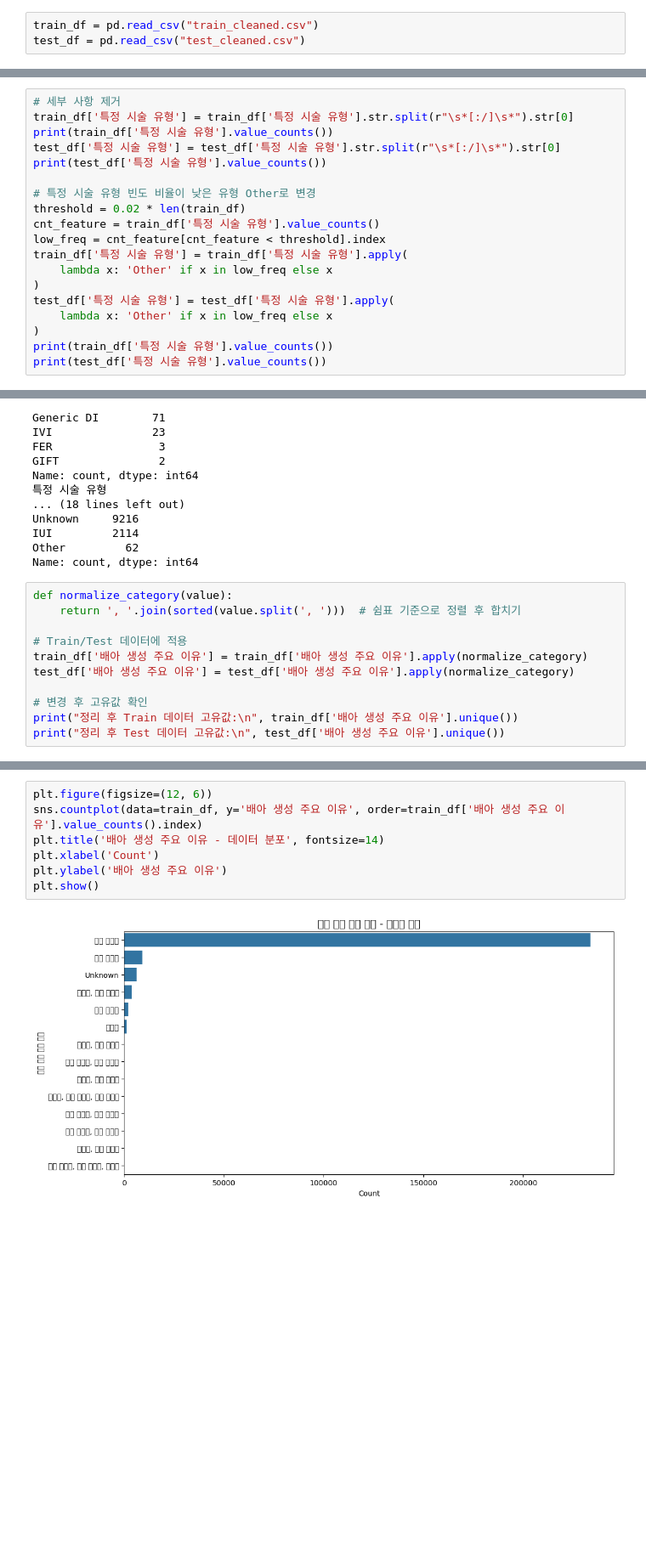
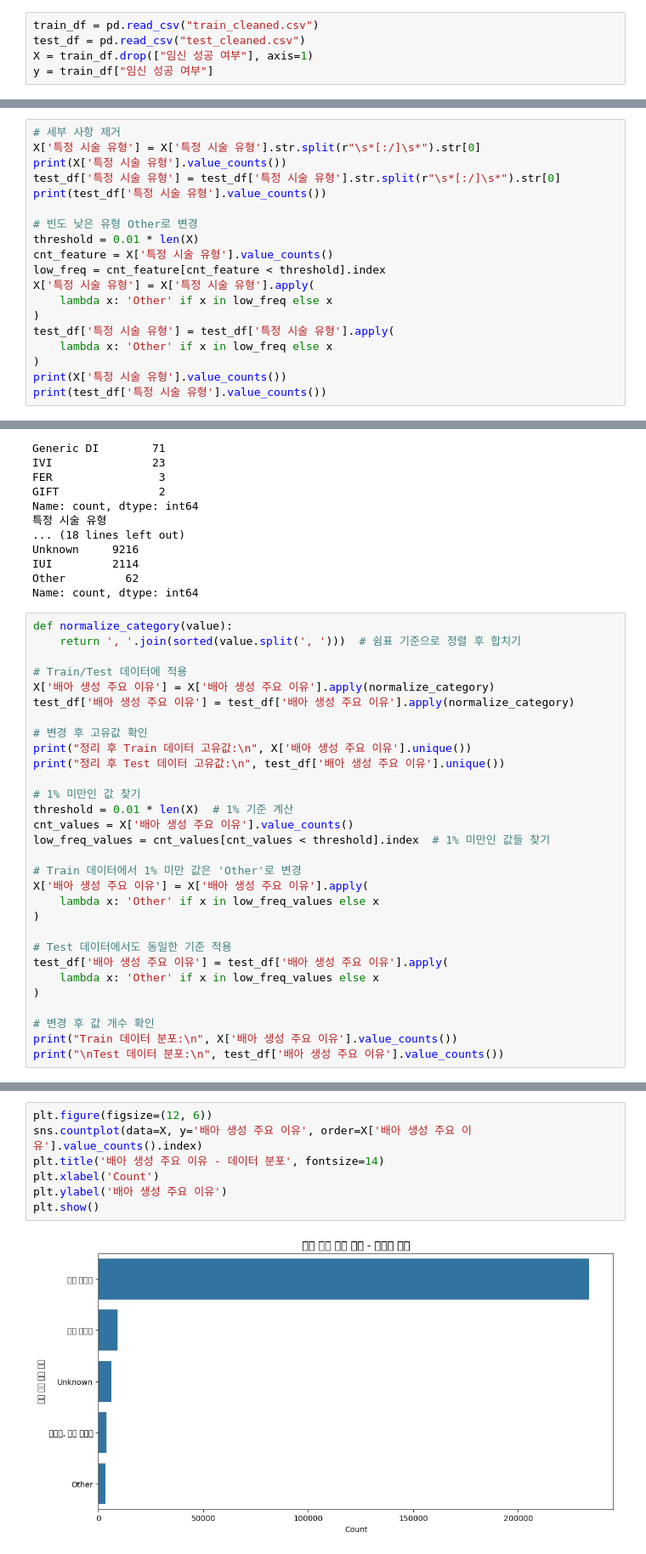
Before and after one commit to helloNarehase/LG_Aimers_2025, a Jupyter notebook: data_preprocess/outlier.ipynb, the cells around one changed output, grey strips where cells are left out. Shown at 85% size. Drawn from its saved outputs; the diff is of its cells as text; blank space fills up the shorter version.

```diff
--- a/data_preprocess/outlier.ipynb
+++ b/data_preprocess/outlier.ipynb
@@ -9,4 +9,6 @@ from sklearn.preprocessing import OrdinalEncoder, StandardScaler
 # %%
 train_df = pd.read_csv("train_cleaned.csv")
 test_df = pd.read_csv("test_cleaned.csv")
+X = train_df.drop(["임신 성공 여부"], axis=1)
+y = train_df["임신 성공 여부"]
 # %%
@@ -44,21 +50,21 @@ DI 시술 횟수 - Unique values: ['0회' '5회' '3회' '1회' '2회' '4회' '6
 # %%
 # 세부 사항 제거
-train_df['특정 시술 유형'] = train_df['특정 시술 유형'].str.split(r"\s*[:/]\s*").str[0]
-print(train_df['특정 시술 유형'].value_counts())
+X['특정 시술 유형'] = X['특정 시술 유형'].str.split(r"\s*[:/]\s*").str[0]
+print(X['특정 시술 유형'].value_counts())
 test_df['특정 시술 유형'] = test_df['특정 시술 유형'].str.split(r"\s*[:/]\s*").str[0]
 print(test_df['특정 시술 유형'].value_counts())
 
-# 특정 시술 유형 빈도 비율이 낮은 유형 Other로 변경
-threshold = 0.02 * len(train_df)
-cnt_feature = train_df['특정 시술 유형'].value_counts()
+# 빈도 낮은 유형 Other로 변경
+threshold = 0.01 * len(X)
+cnt_feature = X['특정 시술 유형'].value_counts()
 low_freq = cnt_feature[cnt_feature < threshold].index
-train_df['특정 시술 유형'] = train_df['특정 시술 유형'].apply(
+X['특정 시술 유형'] = X['특정 시술 유형'].apply(
     lambda x: 'Other' if x in low_freq else x
 )
 test_df['특정 시술 유형'] = test_df['특정 시술 유형'].apply(
     lambda x: 'Other' if x in low_freq else x
 )
-print(train_df['특정 시술 유형'].value_counts())
+print(X['특정 시술 유형'].value_counts())
 print(test_df['특정 시술 유형'].value_counts())
 # %% [output]
 특정 시술 유형
@@ -83,10 +89,29 @@ def normalize_category(value):
     return ', '.join(sorted(value.split(', ')))  # 쉼표 기준으로 정렬 후 합치기
 
 # Train/Test 데이터에 적용
-train_df['배아 생성 주요 이유'] = train_df['배아 생성 주요 이유'].apply(normalize_category)
+X['배아 생성 주요 이유'] = X['배아 생성 주요 이유'].apply(normalize_category)
 test_df['배아 생성 주요 이유'] = test_df['배아 생성 주요 이유'].apply(normalize_category)
 
 # 변경 후 고유값 확인
-print("정리 후 Train 데이터 고유값:\n", train_df['배아 생성 주요 이유'].unique())
+print("정리 후 Train 데이터 고유값:\n", X['배아 생성 주요 이유'].unique())
 print("정리 후 Test 데이터 고유값:\n", test_df['배아 생성 주요 이유'].unique())
+
+# 1% 미만인 값 찾기
+threshold = 0.01 * len(X)  # 1% 기준 계산
+cnt_values = X['배아 생성 주요 이유'].value_counts()
+low_freq_values = cnt_values[cnt_values < threshold].index  # 1% 미만인 값들 찾기
+
+# Train 데이터에서 1% 미만 값은 'Other'로 변경
+X['배아 생성 주요 이유'] = X['배아 생성 주요 이유'].apply(
+    lambda x: 'Other' if x in low_freq_values else x
+)
+
+# Test 데이터에서도 동일한 기준 적용
+test_df['배아 생성 주요 이유'] = test_df['배아 생성 주요 이유'].apply(
+    lambda x: 'Other' if x in low_freq_values else x
+)
+
+# 변경 후 값 개수 확인
+print("Train 데이터 분포:\n", X['배아 생성 주요 이유'].value_counts())
+print("\nTest 데이터 분포:\n", test_df['배아 생성 주요 이유'].value_counts())
 # %% [output]
@@ -102,9 +135,9 @@ print("정리 후 Test 데이터 고유값:\n", test_df['배아 생성 주요
 # %%
 plt.figure(figsize=(12, 6))
-sns.countplot(data=train_df, y='배아 생성 주요 이유', order=train_df['배아 생성 주요 이유'].value_counts().index)
+sns.countplot(data=X, y='배아 생성 주요 이유', order=X['배아 생성 주요 이유'].value_counts().index)
 plt.title('배아 생성 주요 이유 - 데이터 분포', fontsize=14)
 plt.xlabel('Count')
 plt.ylabel('배아 생성 주요 이유')
 plt.show()
 # %% [output]
-[figure, old version]
+[figure, new version]
```
Also changed, not shown: parts of 16 cells of this notebook.
